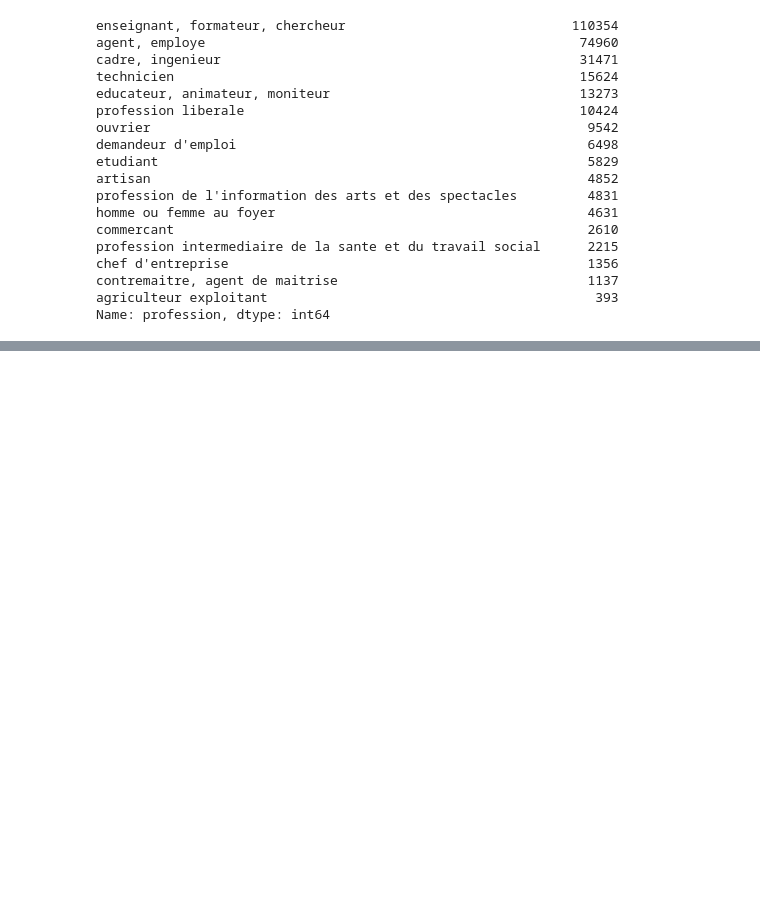
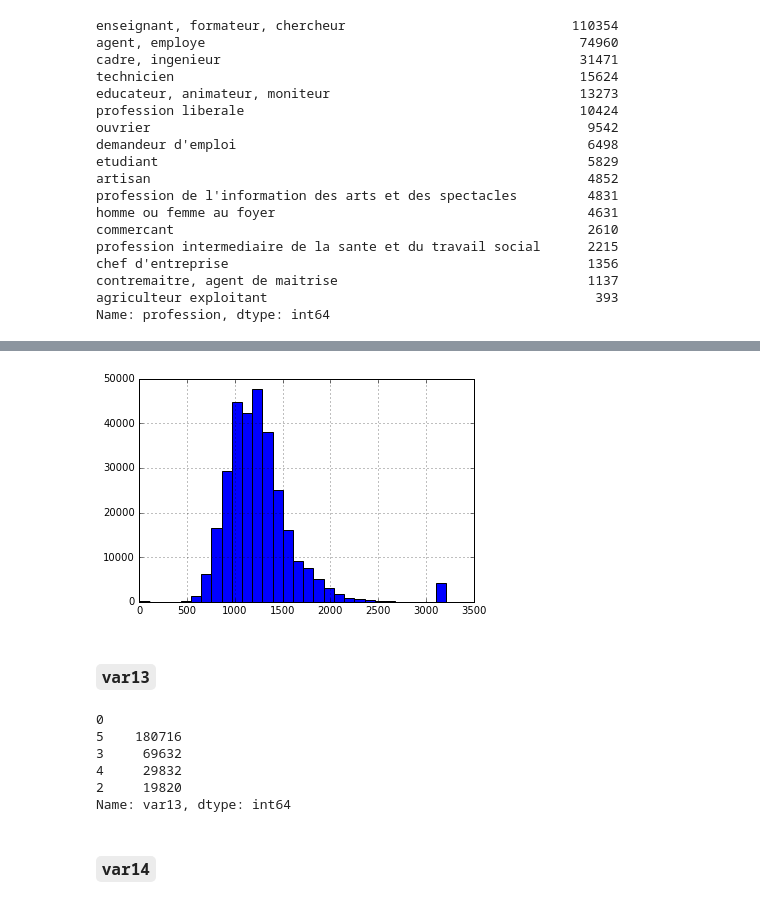
Before and after one commit to demidovakatya/competitions, a Jupyter notebook: Untitled.ipynb, the cells around one changed output, grey strips where cells are left out. Saved outputs shown, nothing was run; the diff lists cells and outputs as text; code cells hidden in the pictures; blank space fills up the shorter version.

```diff
--- a/Untitled.ipynb
+++ b/Untitled.ipynb
@@ -251,0 +451,18 @@ Name: profession, dtype: int64
+# %%
+X.var12.hist(bins = 30);
+# %% [output]
+[figure, added]
+# %% [markdown]
+### `var13`
+# %%
+print(X.var13.isnull().sum())
+print(X.var13.value_counts())
+# %% [output]
+0
+5    180716
+3     69632
+4     29832
+2     19820
+Name: var13, dtype: int64
+# %% [markdown]
+### `var14`
```
Also changed, not shown: parts of 56 cells of this notebook.
